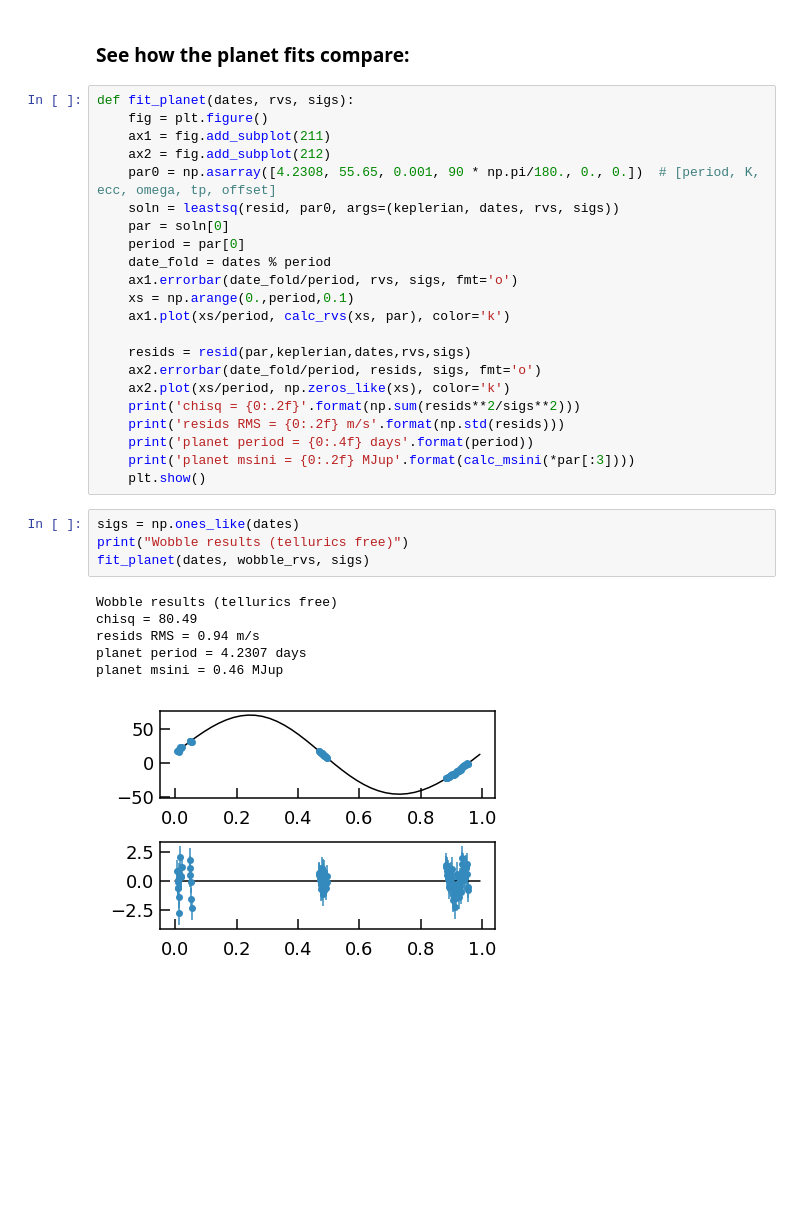
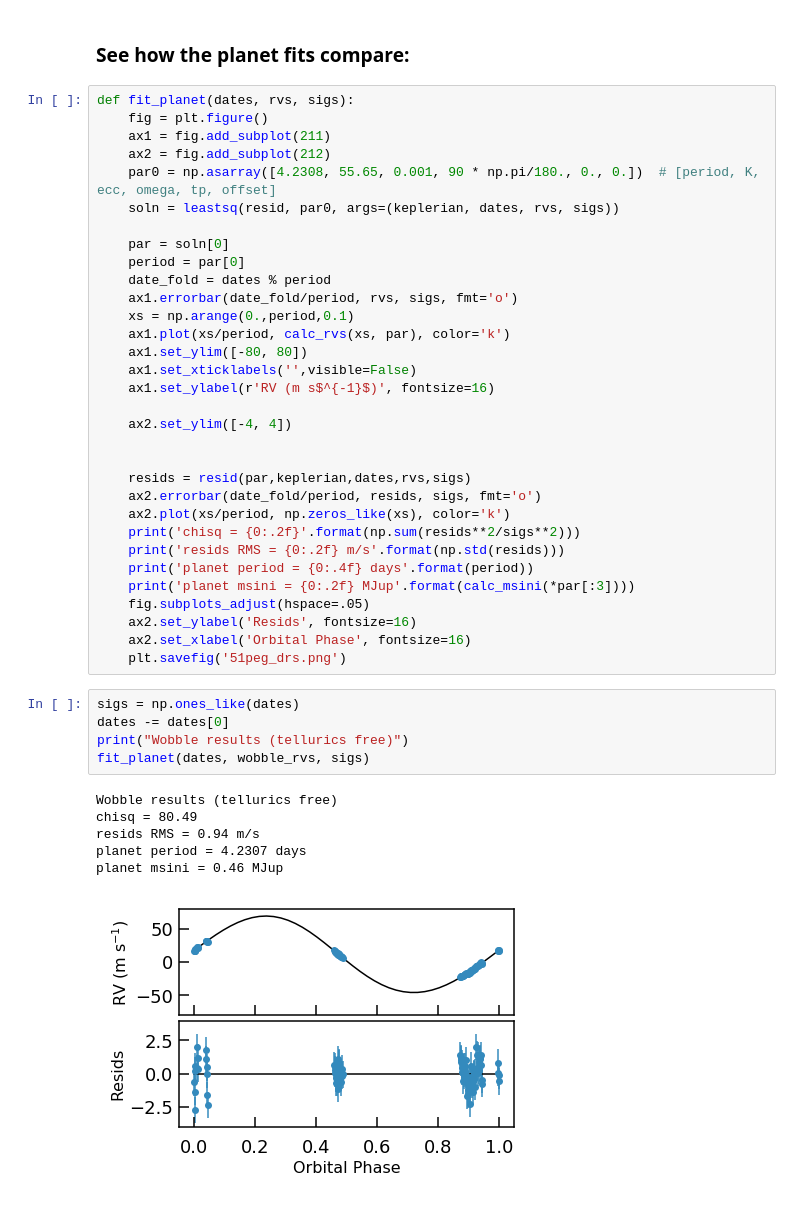
Before and after one commit to megbedell/wobble, a Jupyter notebook: notebooks/51Peg.ipynb, the cells around one changed output. Drawn from its saved outputs; the diff is of its cells as text; blank space fills up the shorter version.

Commit message:
setting up some figures

```diff
--- a/notebooks/51Peg.ipynb
+++ b/notebooks/51Peg.ipynb
@@ -117,12 +117,19 @@ def fit_planet(dates, rvs, sigs):
     ax2 = fig.add_subplot(212)
     par0 = np.asarray([4.2308, 55.65, 0.001, 90 * np.pi/180., 0., 0.])  # [period, K, ecc, omega, tp, offset]
     soln = leastsq(resid, par0, args=(keplerian, dates, rvs, sigs))
+
     par = soln[0]
     period = par[0]
     date_fold = dates % period
     ax1.errorbar(date_fold/period, rvs, sigs, fmt='o')
     xs = np.arange(0.,period,0.1)
     ax1.plot(xs/period, calc_rvs(xs, par), color='k')
+    ax1.set_ylim([-80, 80])
+    ax1.set_xticklabels('',visible=False)
+    ax1.set_ylabel(r'RV (m s$^{-1}$)', fontsize=16)
+
+    ax2.set_ylim([-4, 4])
+
 
     resids = resid(par,keplerian,dates,rvs,sigs)
     ax2.errorbar(date_fold/period, resids, sigs, fmt='o')
@@ -131,18 +138,22 @@ def fit_planet(dates, rvs, sigs):
     print('resids RMS = {0:.2f} m/s'.format(np.std(resids)))
     print('planet period = {0:.4f} days'.format(period))
     print('planet msini = {0:.2f} MJup'.format(calc_msini(*par[:3])))
-    plt.show()
+    fig.subplots_adjust(hspace=.05)
+    ax2.set_ylabel('Resids', fontsize=16)
+    ax2.set_xlabel('Orbital Phase', fontsize=16)
+    plt.savefig('51peg_drs.png')
 # %%
 sigs = np.ones_like(dates)
+dates -= dates[0]
 print("Wobble results (tellurics free)")
 fit_planet(dates, wobble_rvs, sigs)
 # %% [output]
 Wobble results (tellurics free)
 chisq = 80.49
 resids RMS = 0.94 m/s
 planet period = 4.2307 days
 planet msini = 0.46 MJup
-[figure, old version]
+[figure, new version]
 # %%
 print("Wobble results (tellurics fixed)")
 fit_planet(dates, tfixed_rvs, sigs)
```
Also changed, not shown: parts of 2 cells of this notebook, 4 other files.
